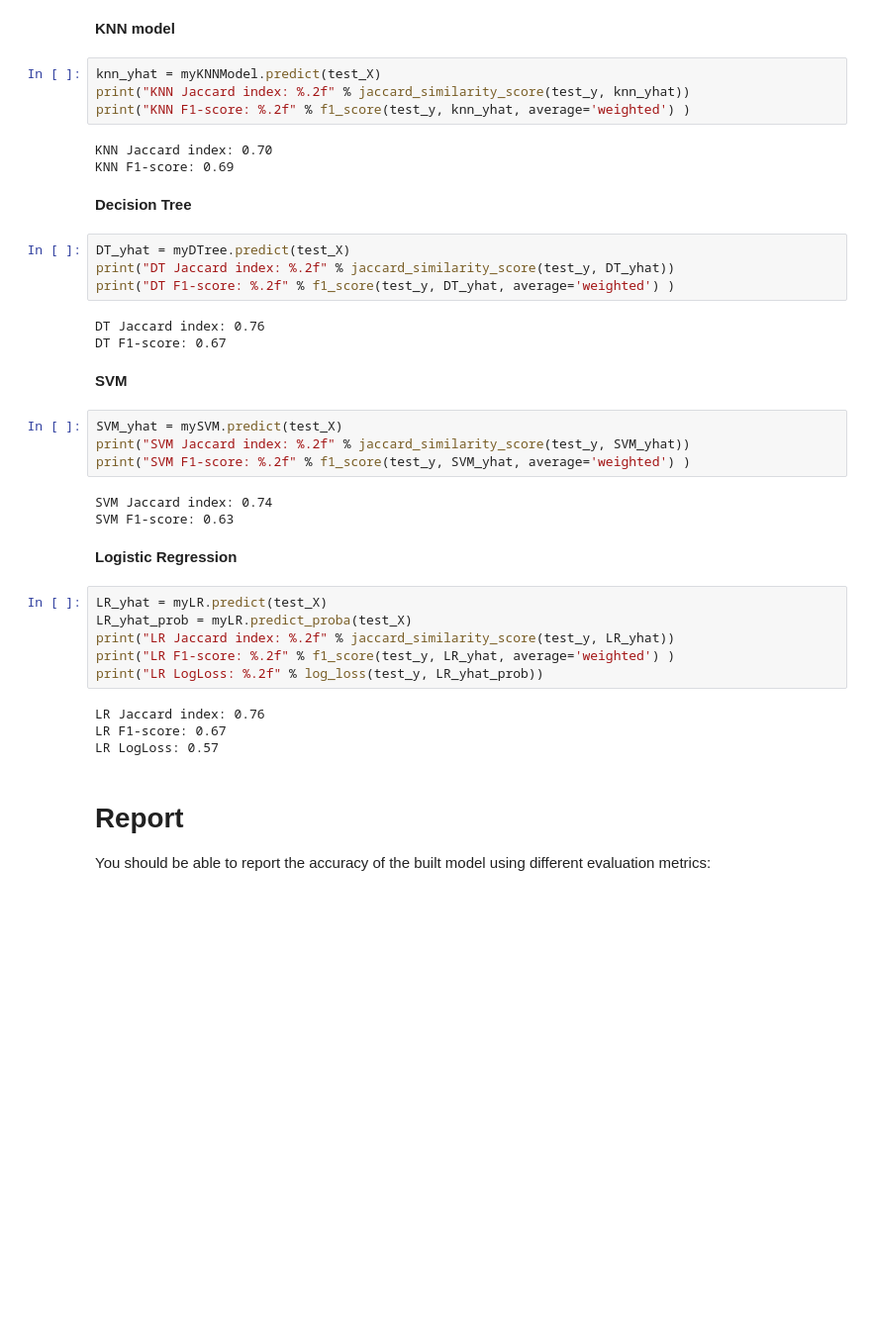
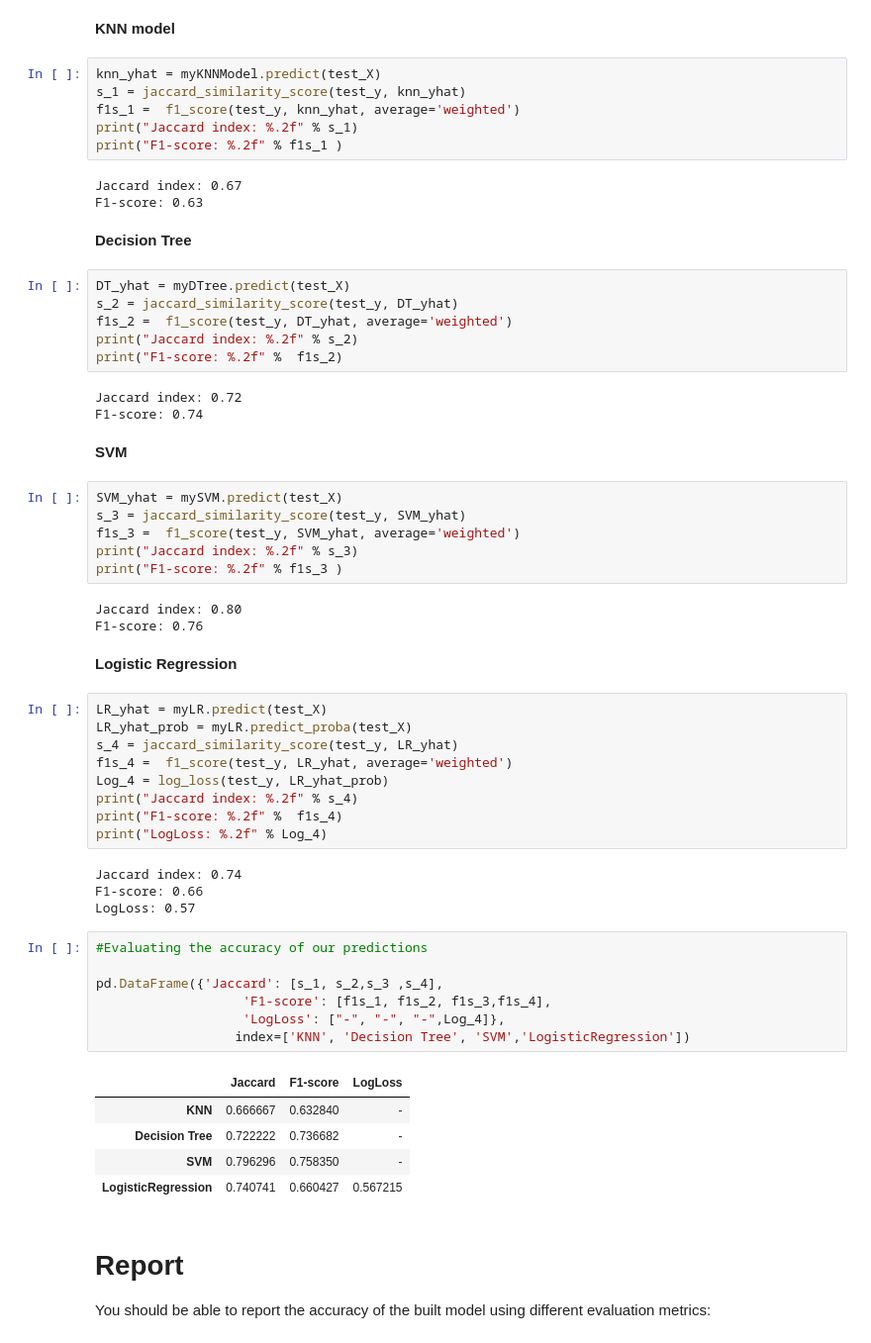
Before and after one commit to cenzwong/Coursera_IBM_AI_ENG, a Jupyter notebook: coursera-IBM-ML-with-py notebook.ipynb, the cells around one changed output. Shown at 99% size. Saved outputs shown, nothing was run; the diff lists cells and outputs as text; blank space fills up the shorter version.

```diff
--- a/coursera-IBM-ML-with-py notebook.ipynb
+++ b/coursera-IBM-ML-with-py notebook.ipynb
@@ -483,41 +480,63 @@ array(['PAIDOFF', 'PAIDOFF', 'PAIDOFF', 'PAIDOFF', 'PAIDOFF'],
 <b>KNN model</b>
 # %%
 knn_yhat = myKNNModel.predict(test_X)
-print("KNN Jaccard index: %.2f" % jaccard_similarity_score(test_y, knn_yhat))
-print("KNN F1-score: %.2f" % f1_score(test_y, knn_yhat, average='weighted') )
+s_1 = jaccard_similarity_score(test_y, knn_yhat)
+f1s_1 =  f1_score(test_y, knn_yhat, average='weighted')
+print("Jaccard index: %.2f" % s_1)
+print("F1-score: %.2f" % f1s_1 )
 # %% [output]
-KNN Jaccard index: 0.70
-KNN F1-score: 0.69
+Jaccard index: 0.67
+F1-score: 0.63
 # %% [markdown]
 <b>Decision Tree</b>
 # %%
 DT_yhat = myDTree.predict(test_X)
-print("DT Jaccard index: %.2f" % jaccard_similarity_score(test_y, DT_yhat))
-print("DT F1-score: %.2f" % f1_score(test_y, DT_yhat, average='weighted') )
+s_2 = jaccard_similarity_score(test_y, DT_yhat)
+f1s_2 =  f1_score(test_y, DT_yhat, average='weighted')
+print("Jaccard index: %.2f" % s_2)
+print("F1-score: %.2f" %  f1s_2)
 # %% [output]
-DT Jaccard index: 0.76
-DT F1-score: 0.67
+Jaccard index: 0.72
+F1-score: 0.74
 # %% [markdown]
 <b>SVM</b>
 # %%
 SVM_yhat = mySVM.predict(test_X)
-print("SVM Jaccard index: %.2f" % jaccard_similarity_score(test_y, SVM_yhat))
-print("SVM F1-score: %.2f" % f1_score(test_y, SVM_yhat, average='weighted') )
+s_3 = jaccard_similarity_score(test_y, SVM_yhat)
+f1s_3 =  f1_score(test_y, SVM_yhat, average='weighted')
+print("Jaccard index: %.2f" % s_3)
+print("F1-score: %.2f" % f1s_3 )
 # %% [output]
-SVM Jaccard index: 0.74
-SVM F1-score: 0.63
+Jaccard index: 0.80
+F1-score: 0.76
 # %% [markdown]
 <b>Logistic Regression</b>
 # %%
 LR_yhat = myLR.predict(test_X)
 LR_yhat_prob = myLR.predict_proba(test_X)
-print("LR Jaccard index: %.2f" % jaccard_similarity_score(test_y, LR_yhat))
-print("LR F1-score: %.2f" % f1_score(test_y, LR_yhat, average='weighted') )
-print("LR LogLoss: %.2f" % log_loss(test_y, LR_yhat_prob))
+s_4 = jaccard_similarity_score(test_y, LR_yhat)
+f1s_4 =  f1_score(test_y, LR_yhat, average='weighted')
+Log_4 = log_loss(test_y, LR_yhat_prob)
+print("Jaccard index: %.2f" % s_4)
+print("F1-score: %.2f" %  f1s_4)
+print("LogLoss: %.2f" % Log_4)
 # %% [output]
-LR Jaccard index: 0.76
-LR F1-score: 0.67
-LR LogLoss: 0.57
+Jaccard index: 0.74
+F1-score: 0.66
+LogLoss: 0.57
+# %%
+#Evaluating the accuracy of our predictions
+
+pd.DataFrame({'Jaccard': [s_1, s_2,s_3 ,s_4],
+                   'F1-score': [f1s_1, f1s_2, f1s_3,f1s_4],
+                   'LogLoss': ["-", "-", "-",Log_4]},
+                  index=['KNN', 'Decision Tree', 'SVM','LogisticRegression'])
+# %% [output]
+|  | Jaccard | F1-score | LogLoss |
+| KNN | 0.666667 | 0.632840 | - |
+| Decision Tree | 0.722222 | 0.736682 | - |
+| SVM | 0.796296 | 0.758350 | - |
+| LogisticRegression | 0.740741 | 0.660427 | 0.567215 |
 # %% [markdown]
 # Report
 You should be able to report the accuracy of the built model using different evaluation metrics:
```
Also changed, not shown: parts of 10 cells of this notebook.
